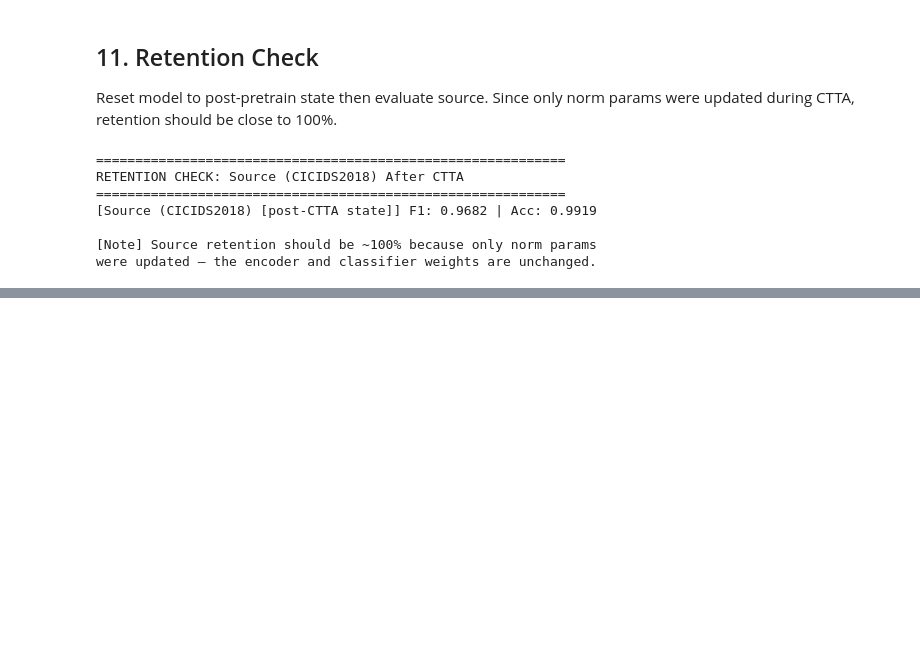
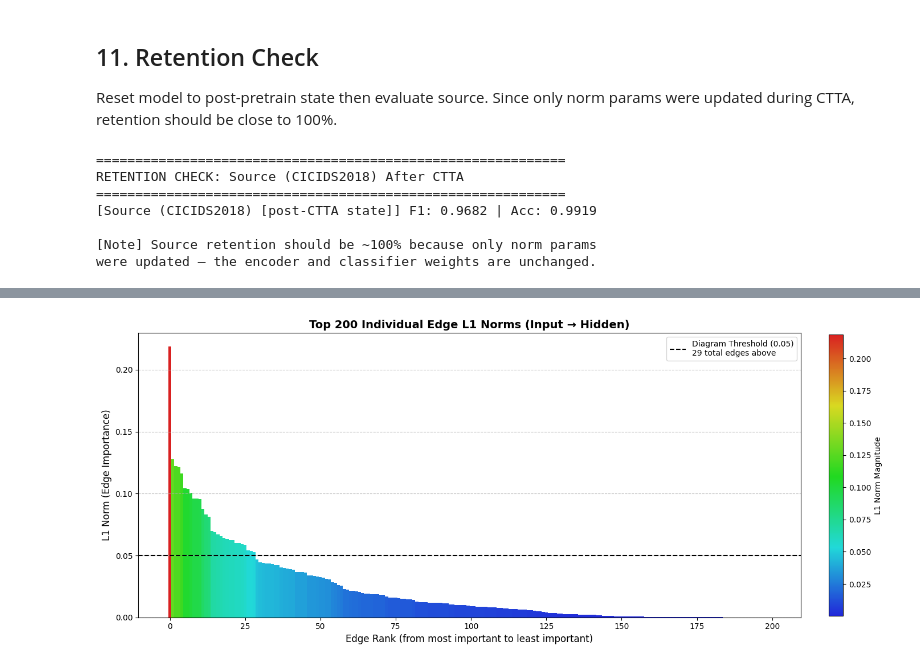
Before and after one commit to braim/nids-tta, a Jupyter notebook: colab/8-tt/NIDS_8_0_0_CTTA_TT_CICIDS.ipynb, the cells around one changed output, grey strips where cells are left out. Saved outputs shown, nothing was run; the diff lists cells and outputs as text; code cells hidden in the pictures; blank space fills up the shorter version.

Commit message:
adding a chart

```diff
--- a/colab/8-tt/NIDS_8_0_0_CTTA_TT_CICIDS.ipynb
+++ b/colab/8-tt/NIDS_8_0_0_CTTA_TT_CICIDS.ipynb
@@ -1242,3 +1246,60 @@ KAN EXPLAINABILITY VISUALIZATIONS
   1. kan_architecture.png      — Network structure + edge importance
   2. kan_bspline_activations.png — Learned spline transformations
   3. kan_feature_importance.png — Feature ranking bar chart
+# %%
+import matplotlib.pyplot as plt
+import numpy as np
+import matplotlib.colors as mcolors
+
+# Ensure layer_importances was computed in the previous cell
+if 'layer_importances' in locals():
+    # Get the L1 norms for all edges in the first layer (Input -> Hidden)
+    # Shape is (hidden_nodes, input_features)
+    L0 = layer_importances[0]
+
+    # Flatten the 2D array into a 1D array of all individual edges
+    all_l1_norms = L0.flatten()
+
+    # Sort the values in descending order
+    sorted_l1_norms = np.sort(all_l1_norms)[::-1]
+
+    # Only keep the top 200
+    top_n = 200
+    sorted_l1_norms_top = sorted_l1_norms[:top_n]
+
+    # Create a custom colormap by sampling HSV space (Hue, Saturation, Value)
+    # We keep Saturation and Value constant (0.85) to prevent colors from becoming light or washed out.
+    # Hue transitions from 0.0 (Red) to 0.66 (Blue).
+    hue_sweep = [mcolors.hsv_to_rgb((0.66 * (1 - x), 0.85, 0.85)) for x in np.linspace(0, 1, 256)]
+    cmap = mcolors.LinearSegmentedColormap.from_list('constant_lightness', hue_sweep)
+
+    norm = mcolors.Normalize(vmin=sorted_l1_norms_top.min(), vmax=sorted_l1_norms_top.max())
+    colors = cmap(norm(sorted_l1_norms_top))
+
+    # Create the bar chart
+    fig, ax = plt.subplots(figsize=(14, 6))
+    bars = ax.bar(range(len(sorted_l1_norms_top)), sorted_l1_norms_top, width=1.0, color=colors)
+
+    ax.set_title(f'Top {top_n} Individual Edge L1 Norms (Input → Hidden)', fontsize=14, fontweight='bold')
+    ax.set_xlabel('Edge Rank (from most important to least important)', fontsize=12)
+    ax.set_ylabel('L1 Norm (Edge Importance)', fontsize=12)
+    ax.grid(axis='y', linestyle='--', alpha=0.7)
+
+    # Optional: Add a vertical line to show where the 0.05 threshold is (used in the diagram)
+    threshold = 0.05
+    edges_above_threshold = np.sum(sorted_l1_norms >= threshold)
+    ax.axhline(y=threshold, color='black', linestyle='--', linewidth=1.5, label=f'Diagram Threshold (0.05)\n{edges_above_threshold} total edges above')
+    ax.legend()
+
+    # Add a colorbar to the plot
+    sm = plt.cm.ScalarMappable(cmap=cmap, norm=norm)
+    sm.set_array([])
+    cbar = fig.colorbar(sm, ax=ax, fraction=0.02, pad=0.04)
+    cbar.set_label('L1 Norm Magnitude', fontsize=10)
+
+    fig.tight_layout()
+    plt.show()
+else:
+    print("Please run the main visualization cell first to compute `layer_importances`.")
+# %% [output]
+[figure, added]
```
Also changed, not shown: parts of 8 cells of this notebook.
